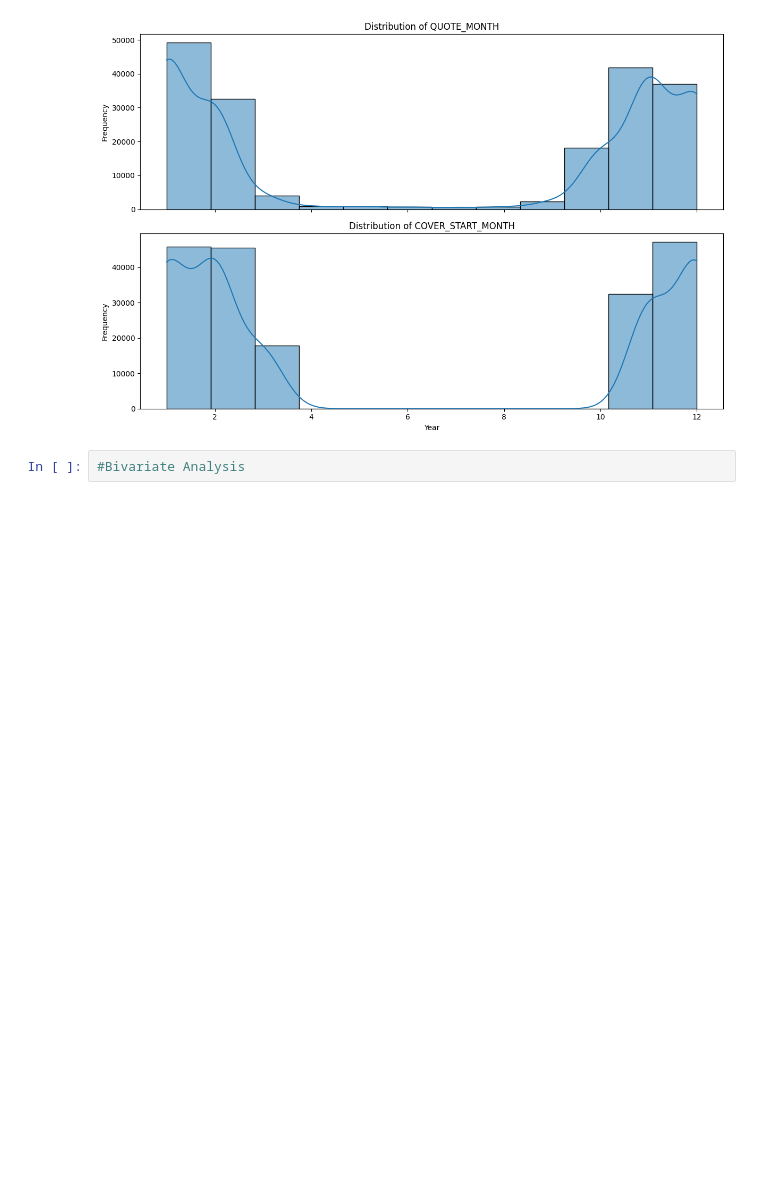
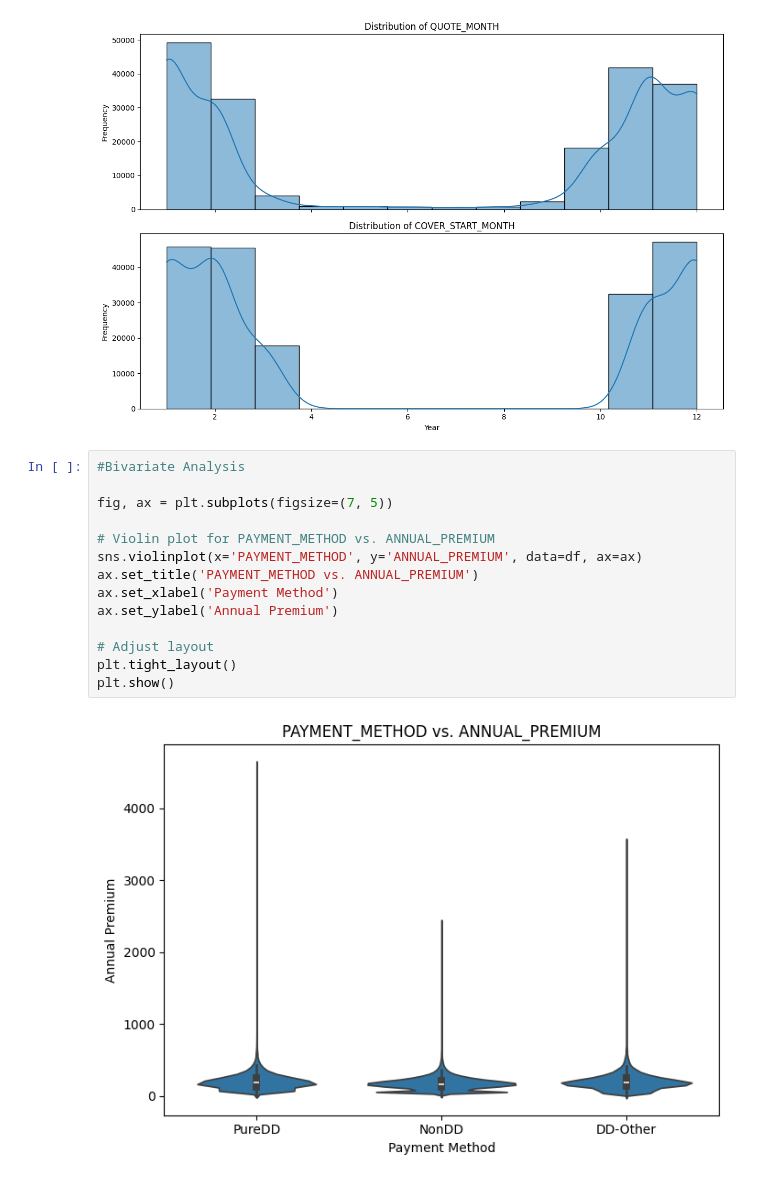
Before and after one commit to tajveer-31/Insurance_model, a Jupyter notebook: Property_insurance_premium.ipynb, the cells around one changed output. Drawn from its saved outputs; the diff is of its cells as text; blank space fills up the shorter version.

```diff
--- a/Property_insurance_premium.ipynb
+++ b/Property_insurance_premium.ipynb
@@ -534,3 +535,17 @@ plt.show()
 [figure]
 # %%
 #Bivariate Analysis
+
+fig, ax = plt.subplots(figsize=(7, 5))
+
+# Violin plot for PAYMENT_METHOD vs. ANNUAL_PREMIUM
+sns.violinplot(x='PAYMENT_METHOD', y='ANNUAL_PREMIUM', data=df, ax=ax)
+ax.set_title('PAYMENT_METHOD vs. ANNUAL_PREMIUM')
+ax.set_xlabel('Payment Method')
+ax.set_ylabel('Annual Premium')
+
+# Adjust layout
+plt.tight_layout()
+plt.show()
+# %% [output]
+[figure, added]
```
Also changed, not shown: parts of 6 cells of this notebook.
